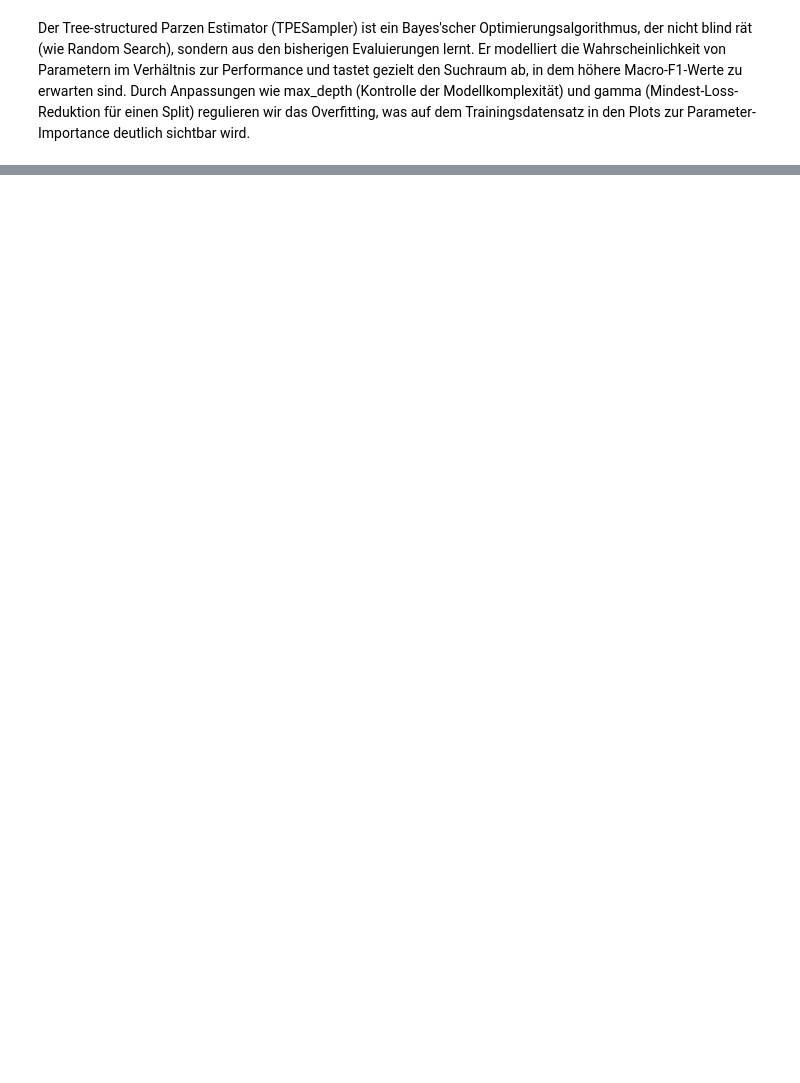
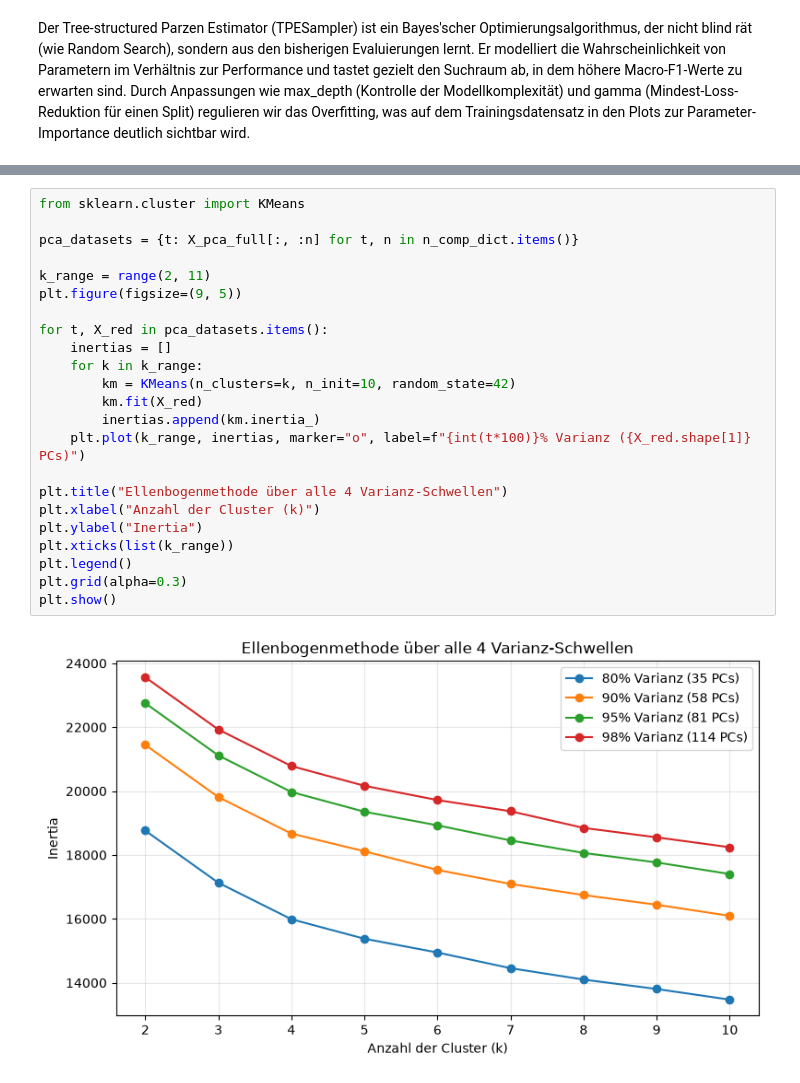
Before and after one commit to iriardelean/Lab1ML, a Jupyter notebook: lab1.ipynb, the cells around one changed output, grey strips where cells are left out. Saved outputs shown, nothing was run; the diff lists cells and outputs as text; blank space fills up the shorter version.

```diff
--- a/lab1.ipynb
+++ b/lab1.ipynb
@@ -407,0 +507,25 @@ Der Tree-structured Parzen Estimator (TPESampler) ist ein Bayes'scher Optimierun
+# %%
+from sklearn.cluster import KMeans
+
+pca_datasets = {t: X_pca_full[:, :n] for t, n in n_comp_dict.items()}
+
+k_range = range(2, 11)
+plt.figure(figsize=(9, 5))
+
+for t, X_red in pca_datasets.items():
+    inertias = []
+    for k in k_range:
+        km = KMeans(n_clusters=k, n_init=10, random_state=42)
+        km.fit(X_red)
+        inertias.append(km.inertia_)
+    plt.plot(k_range, inertias, marker="o", label=f"{int(t*100)}% Varianz ({X_red.shape[1]} PCs)")
+
+plt.title("Ellenbogenmethode über alle 4 Varianz-Schwellen")
+plt.xlabel("Anzahl der Cluster (k)")
+plt.ylabel("Inertia")
+plt.xticks(list(k_range))
+plt.legend()
+plt.grid(alpha=0.3)
+plt.show()
+# %% [output]
+[figure, added]
```
Also changed, not shown: parts of 34 cells of this notebook, 2 other files.
